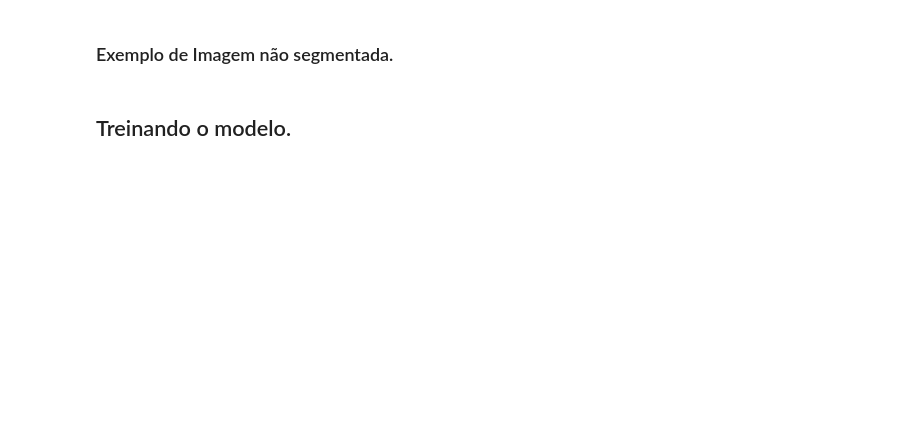
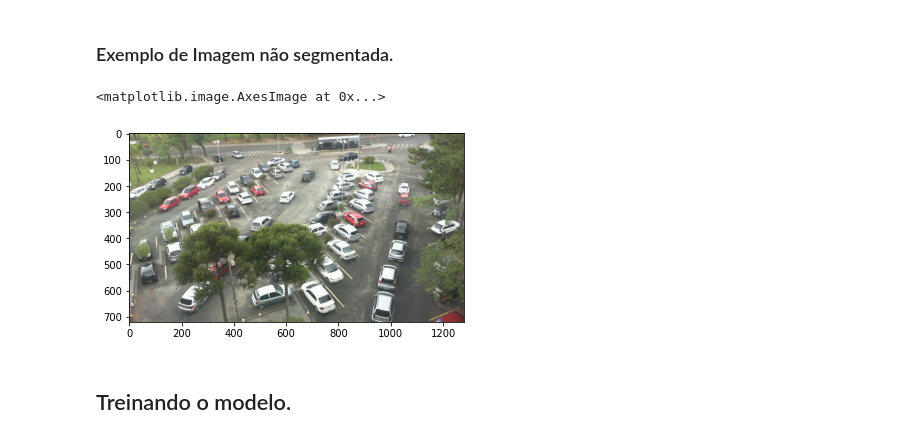
Before and after one commit to pedrodsk/Cursos, a Jupyter notebook: tcc/parking_Pedro_v1.0.ipynb, the cells around one changed output. Saved outputs shown, nothing was run; the diff lists cells and outputs as text; code cells hidden in the pictures; blank space fills up the shorter version.

```diff
--- a/tcc/parking_Pedro_v1.0.ipynb
+++ b/tcc/parking_Pedro_v1.0.ipynb
@@ -90,10 +127,13 @@ for images, labels in X.take(1):
 ### Exemplo de Imagem não segmentada.
 # %%
 img_full = os.path.join(BASE_PATH[0],BASE_PATH[1],
-                        'dataset2','PKLot','UFPR04','Sunny','2012-12-07','2012-12-07_17_12_25.jpg')
+                        'PKLot','UFPR04','Sunny','todas','2012-12-07_17_12_25.jpg')
 
 img_full = plt.imread(img_full)
 plt.imshow(img_full)
+# %% [output]
+<matplotlib.image.AxesImage at 0x...>
+[figure, added]
 # %% [markdown]
 ## Treinando o modelo.
 # %%
```
Also changed, not shown: parts of 11 cells of this notebook, 5 other files.
